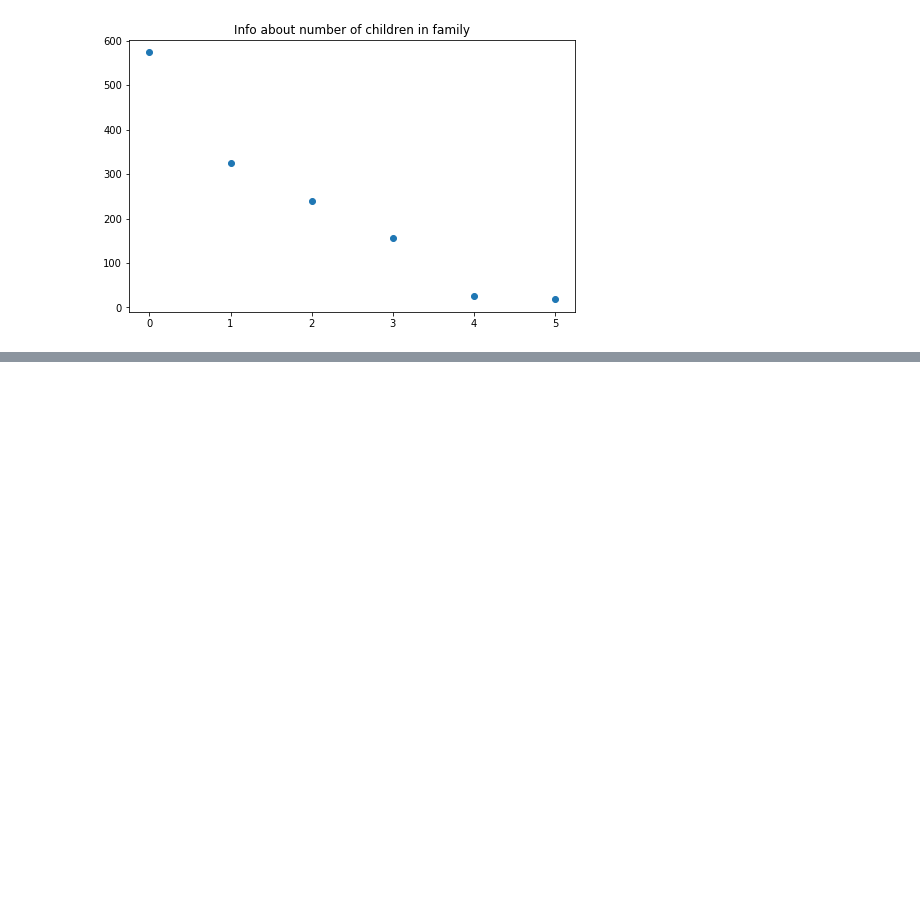
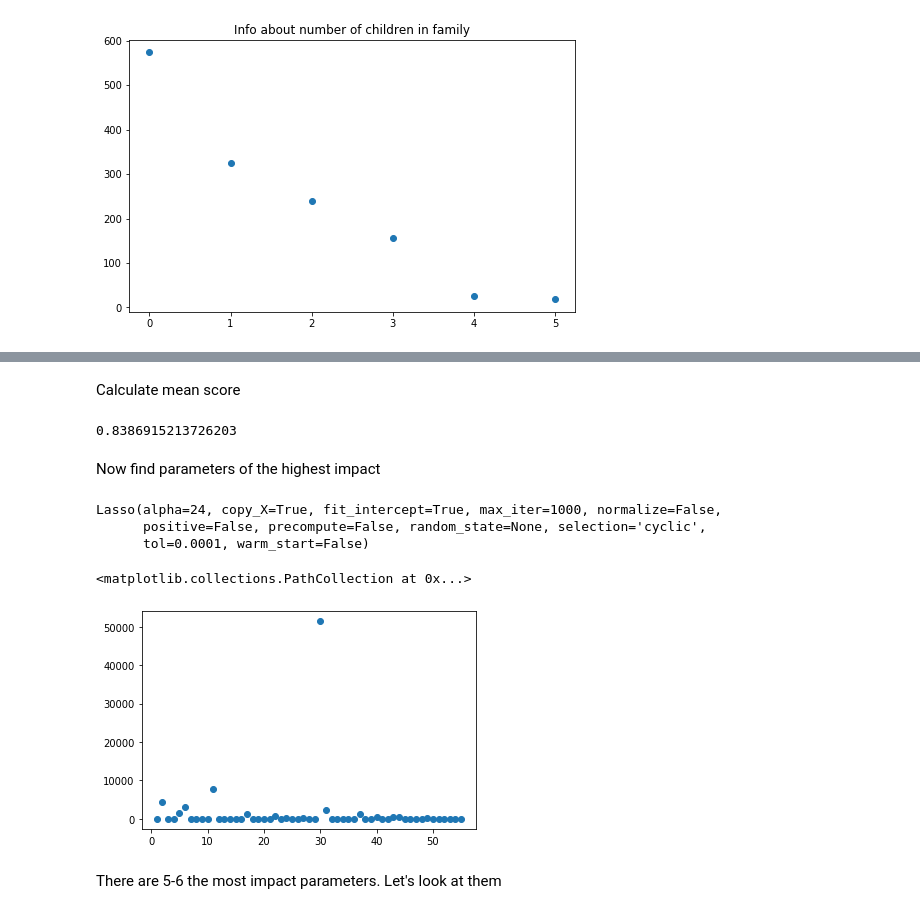
Before and after one commit to Abvbobko/eg_health_insurance, a Jupyter notebook: insurance.ipynb, the cells around one changed output, grey strips where cells are left out. Cells and saved outputs as stored; diff of their text form; code cells hidden in the pictures; blank space fills up the shorter version.

```diff
--- a/insurance.ipynb
+++ b/insurance.ipynb
@@ -257,0 +263,6 @@ Plan:
+# %%
+parameters = {'alpha': list(range(100))}
+gs_pipe = GridSearchCV(Lasso(), parameters)
+# %%
+gs_pipe.fit(X_train_preproc, y_train)
+gs_pipe.best_params_
@@ -257,0 +278,23 @@ Plan:
+# %% [markdown]
+Calculate mean score
+# %%
+np.mean(score)
+# %% [output]
+0.8386915213726203
+# %% [markdown]
+Now find parameters of the highest impact
+# %%
+X_train_preproc = preproc_pipe.fit_transform(X_train)
+# %%
+pipe.steps[1][1].fit(X_train_preproc, y_train)
+# %% [output]
+Lasso(alpha=24, copy_X=True, fit_intercept=True, max_iter=1000, normalize=False,
+      positive=False, precompute=False, random_state=None, selection='cyclic',
+      tol=0.0001, warm_start=False)
+# %%
+plt.scatter(range(1, len(pipe.steps[1][1].coef_) + 1), pipe.steps[1][1].coef_)
+# %% [output]
+<matplotlib.collections.PathCollection at 0x...>
+[figure, added]
+# %% [markdown]
+There are 5-6 the most impact parameters. Let's look at them
```
Also changed, not shown: parts of 56 cells of this notebook.
